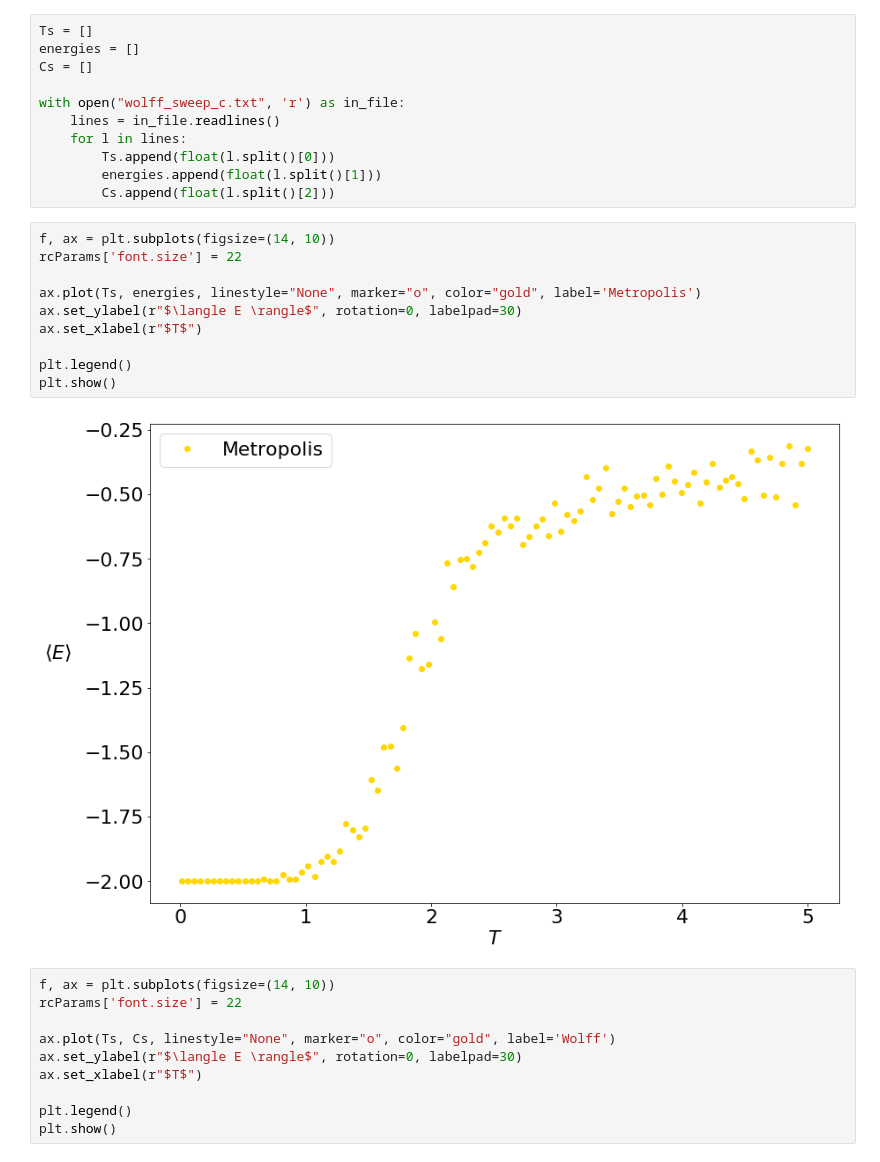
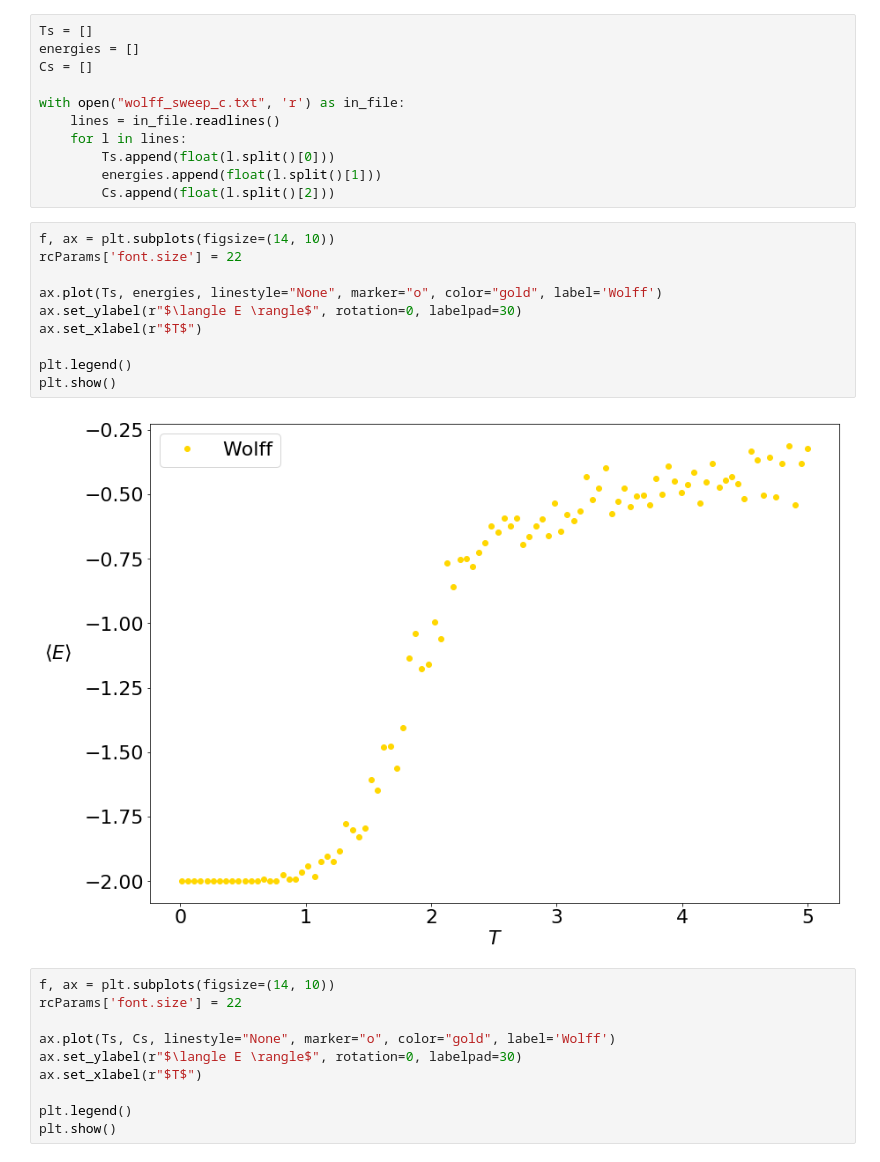
Before and after one commit to stevenstetzler/computational-physics, a Jupyter notebook: project1/phys5640_project1.ipynb, the cells around one changed output. Saved outputs shown, nothing was run; the diff lists cells and outputs as text.

Commit message:
Good results + plots

```diff
--- a/project1/phys5640_project1.ipynb
+++ b/project1/phys5640_project1.ipynb
@@ -691,15 +691,15 @@ with open("wolff_sweep_c.txt", 'r') as in_file:
 # %%
 f, ax = plt.subplots(figsize=(14, 10))
 rcParams['font.size'] = 22
 
-ax.plot(Ts, energies, linestyle="None", marker="o", color="gold", label='Metropolis')
+ax.plot(Ts, energies, linestyle="None", marker="o", color="gold", label='Wolff')
 ax.set_ylabel(r"$\langle E \rangle$", rotation=0, labelpad=30)
 ax.set_xlabel(r"$T$")
 
 plt.legend()
 plt.show()
 # %% [output]
-[figure, old version]
+[figure, new version]
 # %%
 f, ax = plt.subplots(figsize=(14, 10))
 rcParams['font.size'] = 22
```
Also changed, not shown: parts of 9 cells of this notebook, 2 other files.
